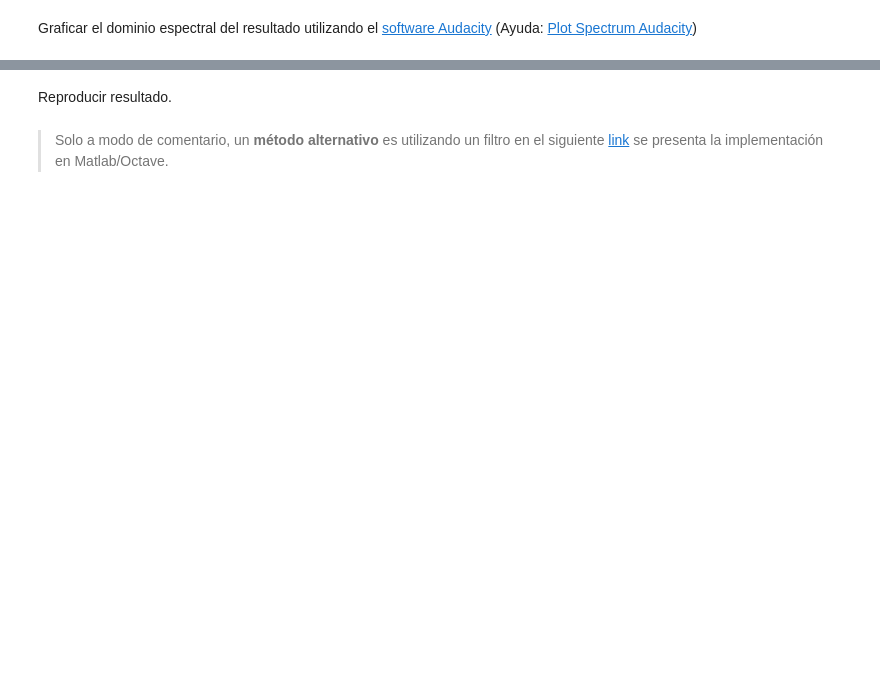
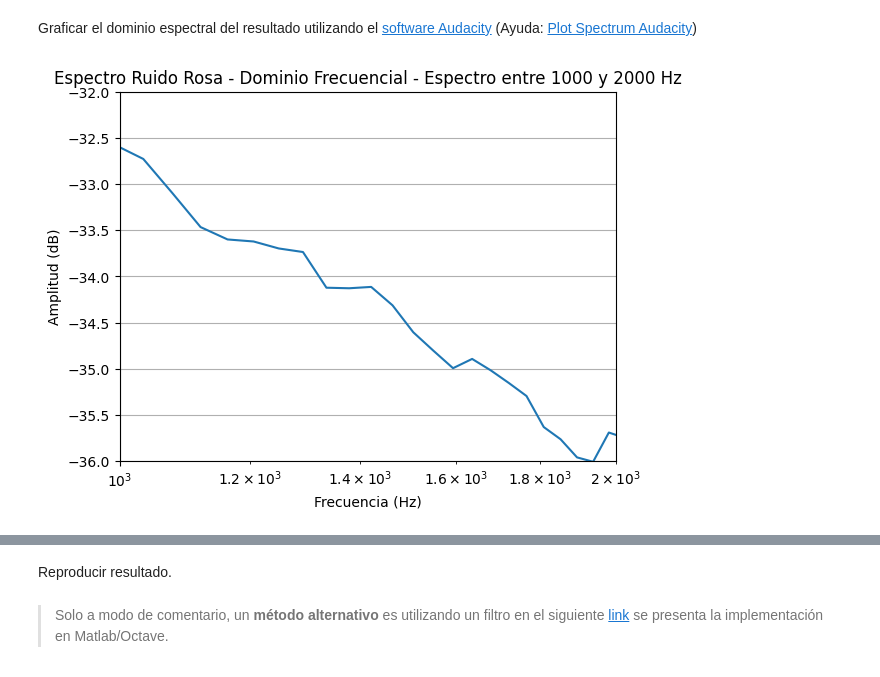
Before and after one commit to jaldreyuntref/sys, a Jupyter notebook: primer-entrega/primer_entrega.ipynb, the cells around one changed output, grey strips where cells are left out. Drawn from its saved outputs; the diff is of its cells as text; code cells hidden in the pictures; blank space fills up the shorter version.

```diff
--- a/primer-entrega/primer_entrega.ipynb
+++ b/primer-entrega/primer_entrega.ipynb
@@ -119,3 +121,31 @@ dominioTemporal(ruidoRosa)
 # %% [markdown]
 Graficar el dominio espectral del resultado utilizando el [software Audacity](https://www.audacityteam.org/) (Ayuda: [Plot Spectrum Audacity](https://manual.audacityteam.org/man/plot_spectrum.html))
+# %%
+# OPCION INTERACTIVA PARA COMPARAR DOS FRECUENCIAS SEPARADAS POR UNA OCTAVA
+df = pd.read_csv("media/espectro-ruido-rosa.txt", sep='\t', skiprows=1, header=None)
+
+while True:
+    opcion = input("Si desea ver el espectro entre 1000 y 2000 hz pulse (y)").lower()
+    if opcion in ('y'):
+        plt.plot(df.iloc[:, 0], df.iloc[:, 1])
+        plt.xlabel('Frecuencia (Hz)')
+        plt.ylabel('Amplitud (dB)')
+        plt.xscale('log')
+        plt.xlim(1000, 2000)
+        plt.ylim(-36,-32)
+        plt.title('Espectro Ruido Rosa - Dominio Frecuencial - Espectro entre 1000 y 2000 Hz')
+        plt.grid(True)
+        plt.show()
+        break
+    else:
+        plt.plot(df.iloc[:, 0], df.iloc[:, 1])
+        plt.xlabel('Frecuencia (Hz)')
+        plt.ylabel('Amplitud (dB)')
+        plt.xscale('log')
+        plt.title('Espectro Ruido Rosa - Dominio Frecuencial')
+        plt.grid(True)
+        plt.show()
+        break
+# %% [output]
+[figure, added]
 # %%
```
Also changed, not shown: parts of 11 cells of this notebook, 1 other file.
